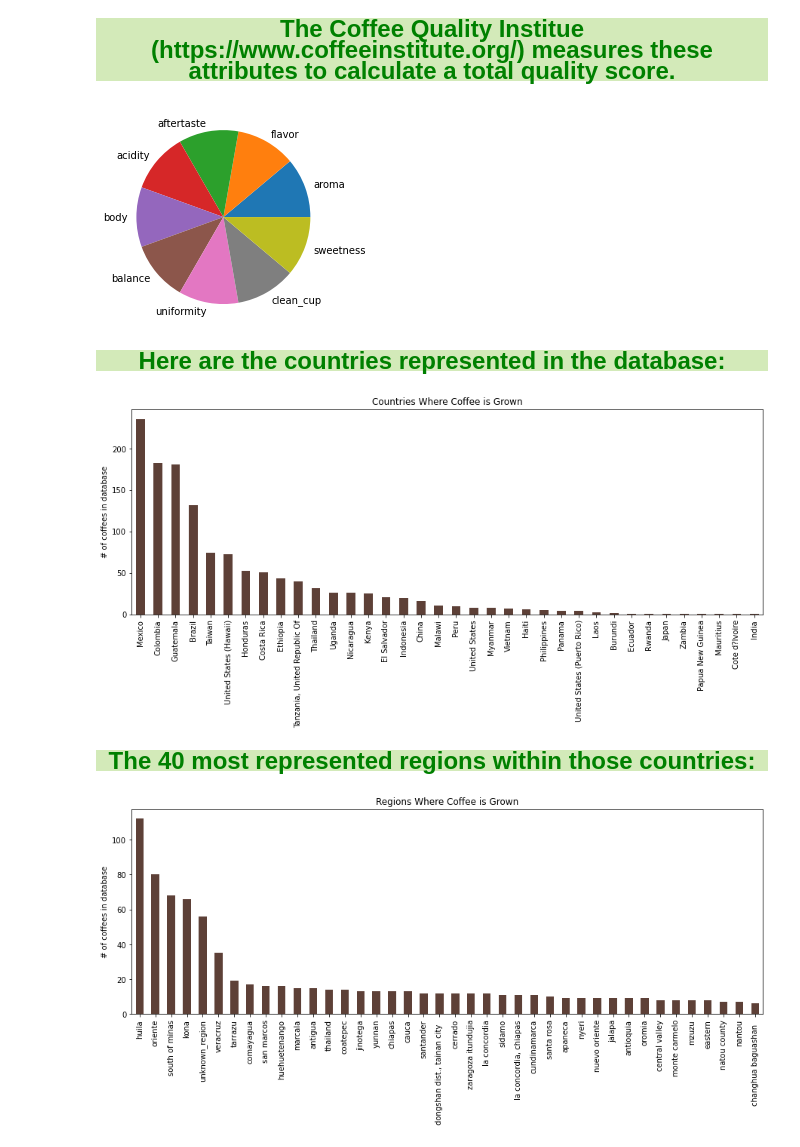
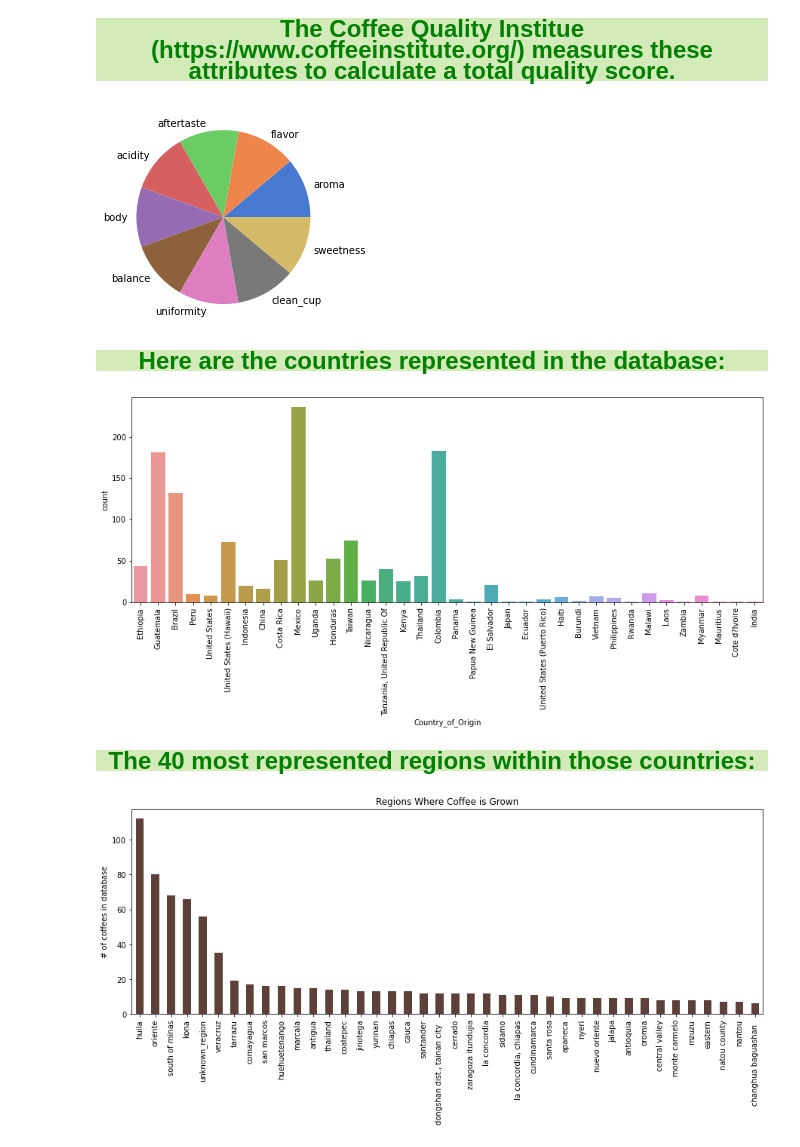
Before and after one commit to RaMcDaniel/CoffeePredictor, a Jupyter notebook: Coffee_Selector.ipynb, the cells around one changed output. Cells and saved outputs as stored; diff of their text form; code cells hidden in the pictures.

Commit message:
seaborn colors and countplots

```diff
--- a/Coffee_Selector.ipynb
+++ b/Coffee_Selector.ipynb
@@ -13,6 +13,7 @@ import numpy as np
 import matplotlib.pyplot as plt
 import sklearn
 import seaborn as sns
+sns.set_theme(style='darkgrid')
 import ipywidgets as widgets
 from ipywidgets import interact, interact_manual
 # %%
@@ -41,21 +46,26 @@ aspects = ["aroma", "flavor", "aftertaste", "acidity", "body", "balance", "unifo
 <p style="text-align: center; font-weight: bold; font-size:x-large; color:green; background-color:#D3EAB9;">The Coffee Quality Institue (https://www.coffeeinstitute.org/) measures these attributes to calculate a total quality score.</p>
 # %%
 g = [1, 1, 1, 1, 1, 1, 1, 1, 1]
+colors = sns.color_palette('muted')[0:9]
 fig, ax = plt.subplots()
-ax.pie(g, labels = aspects);
+ax.pie(g, labels = aspects, colors=colors);
 # %% [output]
-[figure, old version]
+[figure, new version]
-# %% [markdown]
-<p style="text-align: center; font-weight: bold; font-size:x-large; color:green; background-color:#D3EAB9;">Here are the countries represented in the database:</p>
+# %% [markdown]
+<p style="text-align: center; font-weight: bold; font-size:x-large; color:green; background-color:#D3EAB9;">Here are the countries represented in the database:</p>
 # %%
-fig, ax = plt.subplots()
-fig.set_size_inches(15, 5)
-df.Country_of_Origin.value_counts().plot(kind="bar", color = '#5D4037', title = 'Countries Where Coffee is Grown',
-                                         ylabel = '# of coffees in database');
+plt.figure(figsize=[15, 5])
+plt.subplot(111)
+sns.countplot(x='Country_of_Origin', data=df)
+plt.xticks(rotation=90);
+#fig, ax = plt.subplots()
+#fig.set_size_inches(15, 5)
+#df.Country_of_Origin.value_counts().plot(kind="bar", color = '#5D4037', title = 'Countries Where Coffee is Grown',
+#                                         ylabel = '# of coffees in database');
 # %% [output]
-[figure, old version]
+[figure, new version]
-# %% [markdown]
-<p style="text-align: center; font-weight: bold; font-size:x-large; color:green; background-color:#D3EAB9;">The 40 most represented regions within those countries:</p>
+# %% [markdown]
+<p style="text-align: center; font-weight: bold; font-size:x-large; color:green; background-color:#D3EAB9;">The 40 most represented regions within those countries:</p>
 # %%
 fig, ax = plt.subplots()
 fig.set_size_inches(15, 5)
```
Also changed, not shown: parts of 13 cells of this notebook.
